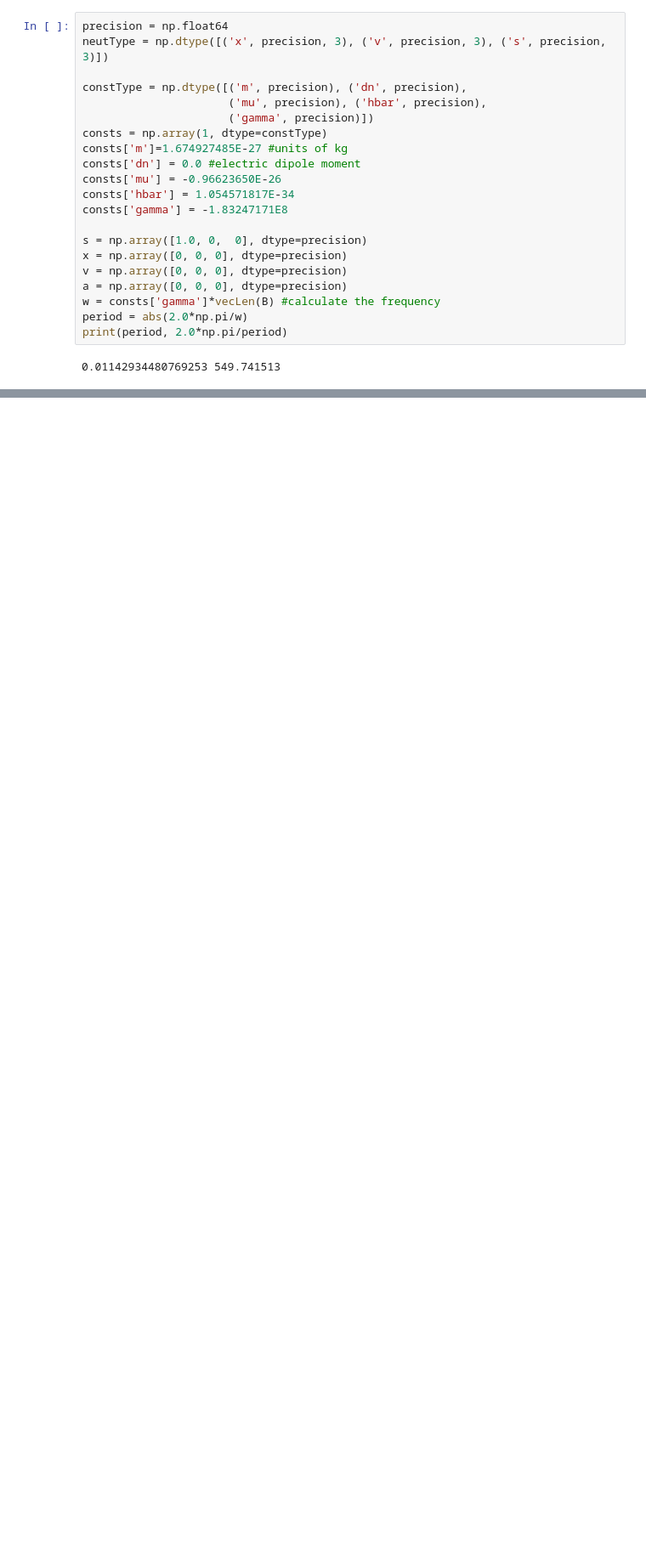
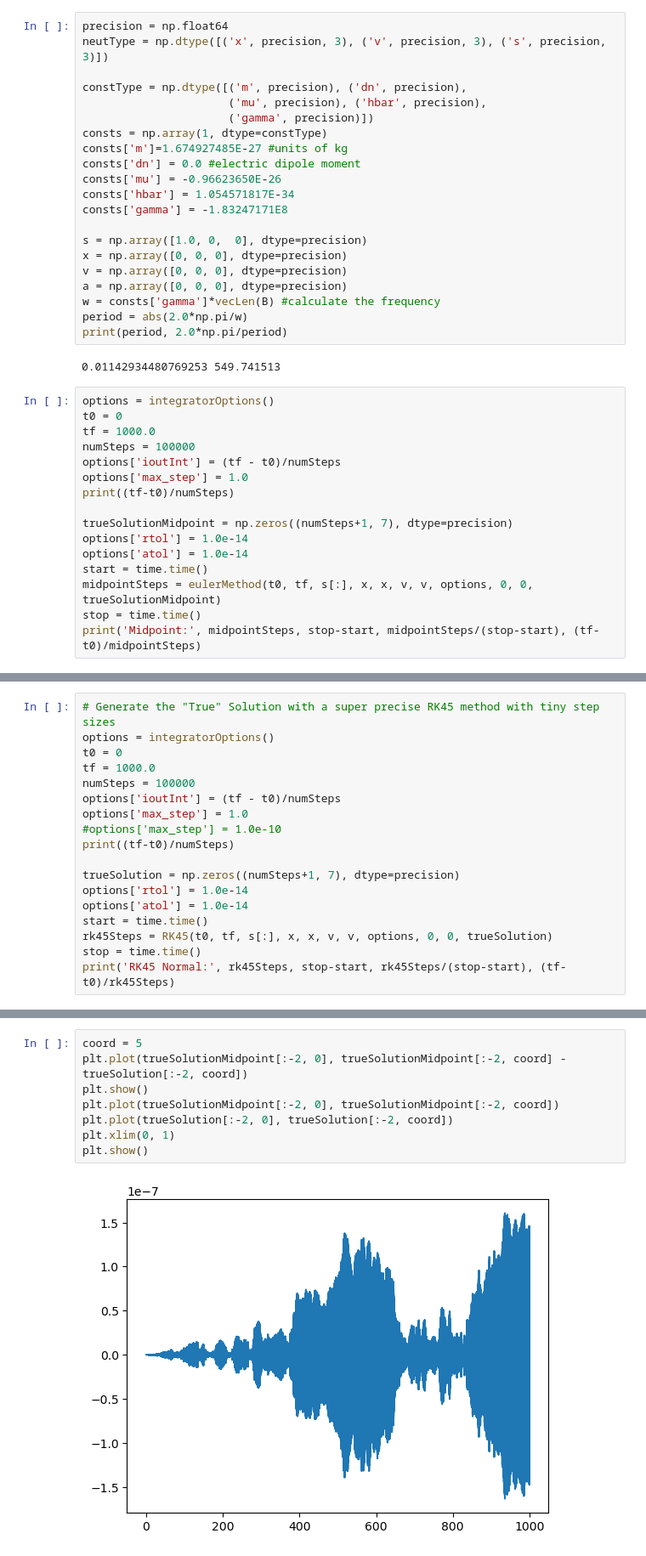
Before and after one commit to mjmorano/Spin-tracking-New, a Jupyter notebook: ElegantSpinIntegration.ipynb, the cells around one changed output, grey strips where cells are left out. Shown at 85% size. Cells and saved outputs as stored; diff of their text form; blank space fills up the shorter version.

```diff
--- a/ElegantSpinIntegration.ipynb
+++ b/ElegantSpinIntegration.ipynb
@@ -1338,3 +1716,19 @@ period = abs(2.0*np.pi/w)
 print(period, 2.0*np.pi/period)
 # %% [output]
 0.01142934480769253 549.741513
+# %%
+options = integratorOptions()
+t0 = 0
+tf = 1000.0
+numSteps = 100000
+options['ioutInt'] = (tf - t0)/numSteps
+options['max_step'] = 1.0
+print((tf-t0)/numSteps)
+
+trueSolutionMidpoint = np.zeros((numSteps+1, 7), dtype=precision)
+options['rtol'] = 1.0e-14
+options['atol'] = 1.0e-14
+start = time.time()
+midpointSteps = eulerMethod(t0, tf, s[:], x, x, v, v, options, 0, 0, trueSolutionMidpoint)
+stop = time.time()
+print('Midpoint:', midpointSteps, stop-start, midpointSteps/(stop-start), (tf-t0)/midpointSteps)
@@ -1340,0 +1738,18 @@ print(period, 2.0*np.pi/period)
+# %%
+# Generate the "True" Solution with a super precise RK45 method with tiny step sizes
+options = integratorOptions()
+t0 = 0
+tf = 1000.0
+numSteps = 100000
+options['ioutInt'] = (tf - t0)/numSteps
+options['max_step'] = 1.0
+#options['max_step'] = 1.0e-10
+print((tf-t0)/numSteps)
+
+trueSolution = np.zeros((numSteps+1, 7), dtype=precision)
+options['rtol'] = 1.0e-14
+options['atol'] = 1.0e-14
+start = time.time()
+rk45Steps = RK45(t0, tf, s[:], x, x, v, v, options, 0, 0, trueSolution)
+stop = time.time()
+print('RK45 Normal:', rk45Steps, stop-start, rk45Steps/(stop-start), (tf-t0)/rk45Steps)
@@ -1340,0 +1759,10 @@ print(period, 2.0*np.pi/period)
+# %%
+coord = 5
+plt.plot(trueSolutionMidpoint[:-2, 0], trueSolutionMidpoint[:-2, coord] - trueSolution[:-2, coord])
+plt.show()
+plt.plot(trueSolutionMidpoint[:-2, 0], trueSolutionMidpoint[:-2, coord])
+plt.plot(trueSolution[:-2, 0], trueSolution[:-2, coord])
+plt.xlim(0, 1)
+plt.show()
+# %% [output]
+[figure, added]
```
Also changed, not shown: parts of 61 cells of this notebook, 1 other file.
